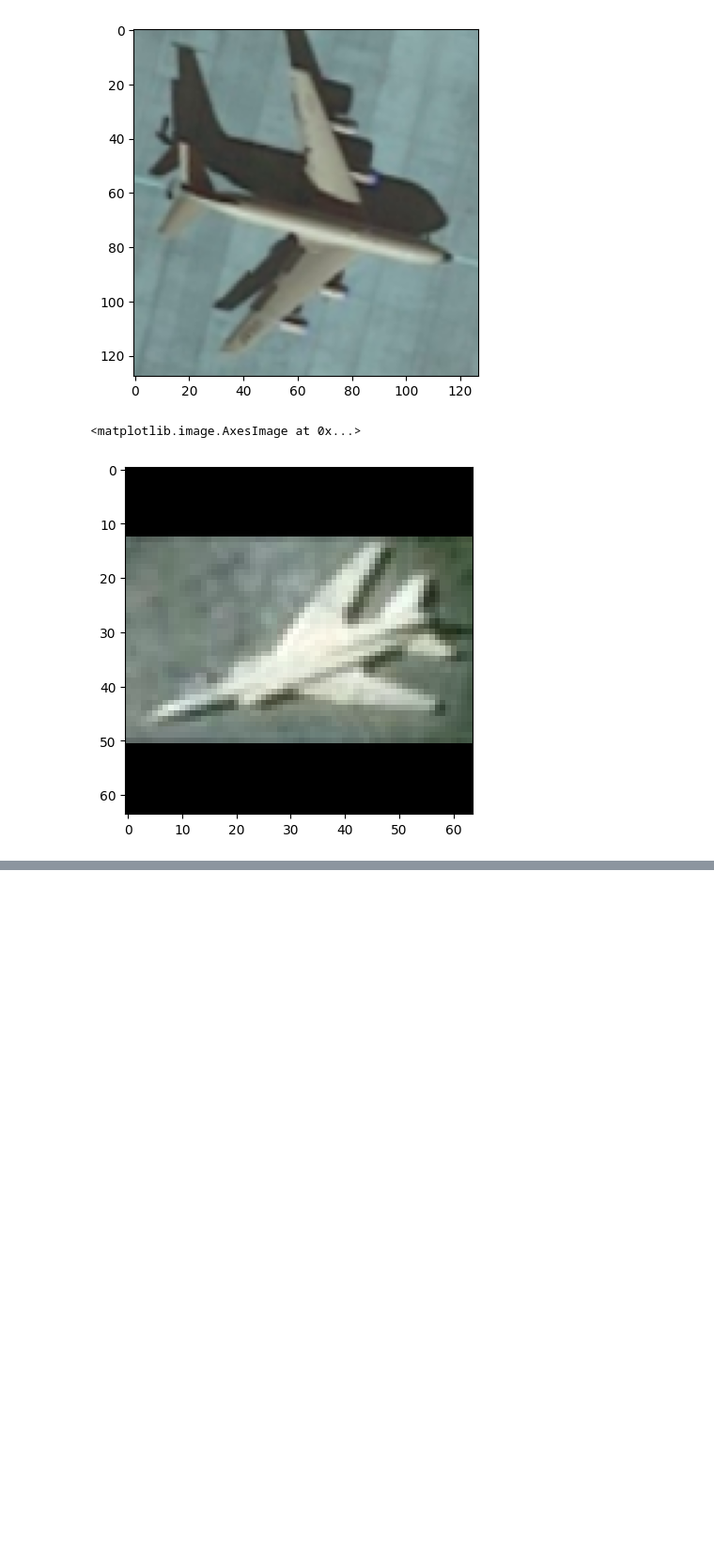
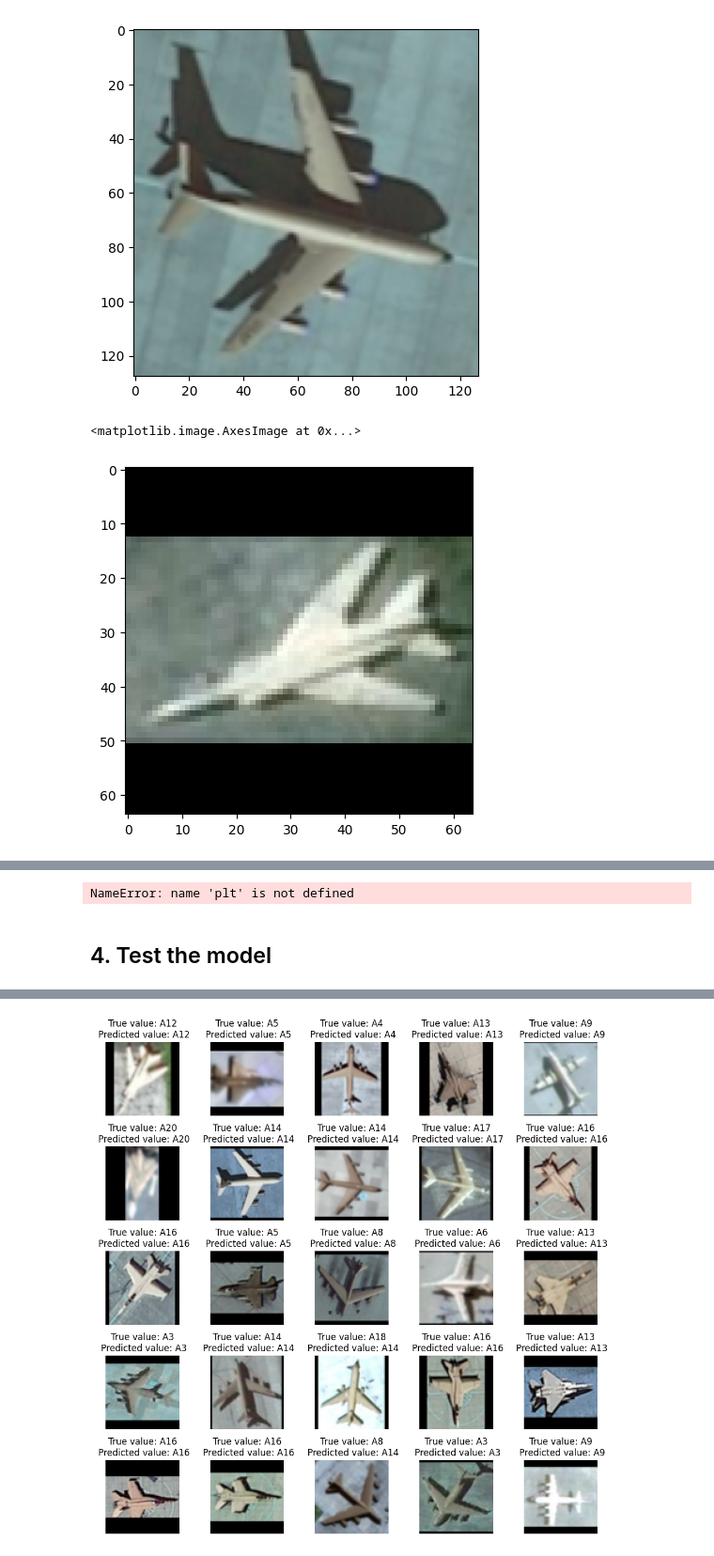
Before and after one commit to TimofiyJ/ML_Aircraft, a Jupyter notebook: hog_model.ipynb, the cells around one changed output, grey strips where cells are left out. Shown at 94% size. Drawn from its saved outputs; the diff is of its cells as text; code cells hidden in the pictures; blank space fills up the shorter version.

Commit message:
feat: save hog model acc: 0.85, val: 0.82

```diff
--- a/hog_model.ipynb
+++ b/hog_model.ipynb
@@ -231,0 +240,5 @@ X_test_filtered = np.array([extract_hog_features(img) for img in X_test_normaliz
+# %%
+scaler = StandardScaler()
+X_train_hog_features = scaler.fit_transform(X_train_hog_features)
+X_val_hog_features = scaler.fit_transform(X_val_hog_features)
+X_test_hog_features = scaler.fit_transform(X_test_hog_features)
@@ -231,0 +251,13 @@ X_test_filtered = np.array([extract_hog_features(img) for img in X_test_normaliz
+# %%
+model = tf.keras.models.Sequential([
+        tf.keras.layers.Input(shape=(len(X_train_hog_features[0]),)),
+        tf.keras.layers.Dense(128, activation='relu'),
+        tf.keras.layers.Dropout(0.5),  # Optional dropout layer for regularization
+        tf.keras.layers.Dense(len(types), activation='softmax')
+    ])
+# %%
+model.compile(optimizer='adam',
+              loss='categorical_crossentropy',
+              metrics=['accuracy'])
+# %%
+history = model.fit(X_train_hog_features, Y_train_encoded, epochs=100, validation_data=(X_val_hog_features, Y_val_encoded))
@@ -231,0 +282,44 @@ X_test_filtered = np.array([extract_hog_features(img) for img in X_test_normaliz
+# %%
+#Plot the performance of the model
+plt.plot(history.history['loss'])
+plt.plot(history.history['val_loss'])
+plt.title('Model loss')
+plt.ylabel('Loss')
+plt.xlabel('Epoch')
+plt.legend(['Train', 'Validation'], loc='upper right')
+plt.show()
+
+plt.plot(history.history['accuracy'])
+plt.plot(history.history['val_accuracy'])
+plt.title('Model accuracy')
+plt.ylabel('Accuracy')
+plt.xlabel('Epoch')
+plt.legend(['Train', 'Validation'], loc='lower right')
+plt.show()
+# %% [output]
+NameError: name 'plt' is not defined
+# %% [markdown]
+## 4. Test the model
+# %%
+predictions = model.predict(X_test_hog_features)
+
+y_orig_true = label_binarizer.inverse_transform(Y_test_encoded)
+y_orig_pred  = label_binarizer.inverse_transform(predictions)
+
+
+fig, axs = plt.subplots(5, 5, figsize=(10, 10))
+axs = axs.ravel()
+
+random_numbers = []
+for _ in range(25):
+    random_number = random.randint(0, X_test.shape[0])
+    random_numbers.append(random_number)
+
+for i, rand in enumerate(random_numbers):
+    axs[i].imshow(X_test[rand], cmap='gray')
+    axs[i].axis('off')
+    axs[i].set_title(f"True value: {y_orig_true[rand]}\n Predicted value: {y_orig_pred[rand]}")
+
+plt.tight_layout()
+plt.show()
+# %% [output]
@@ -231,0 +327 @@ X_test_filtered = np.array([extract_hog_features(img) for img in X_test_normaliz
+[figure, added]
```
Also changed, not shown: parts of 13 cells of this notebook, 5 other files.
